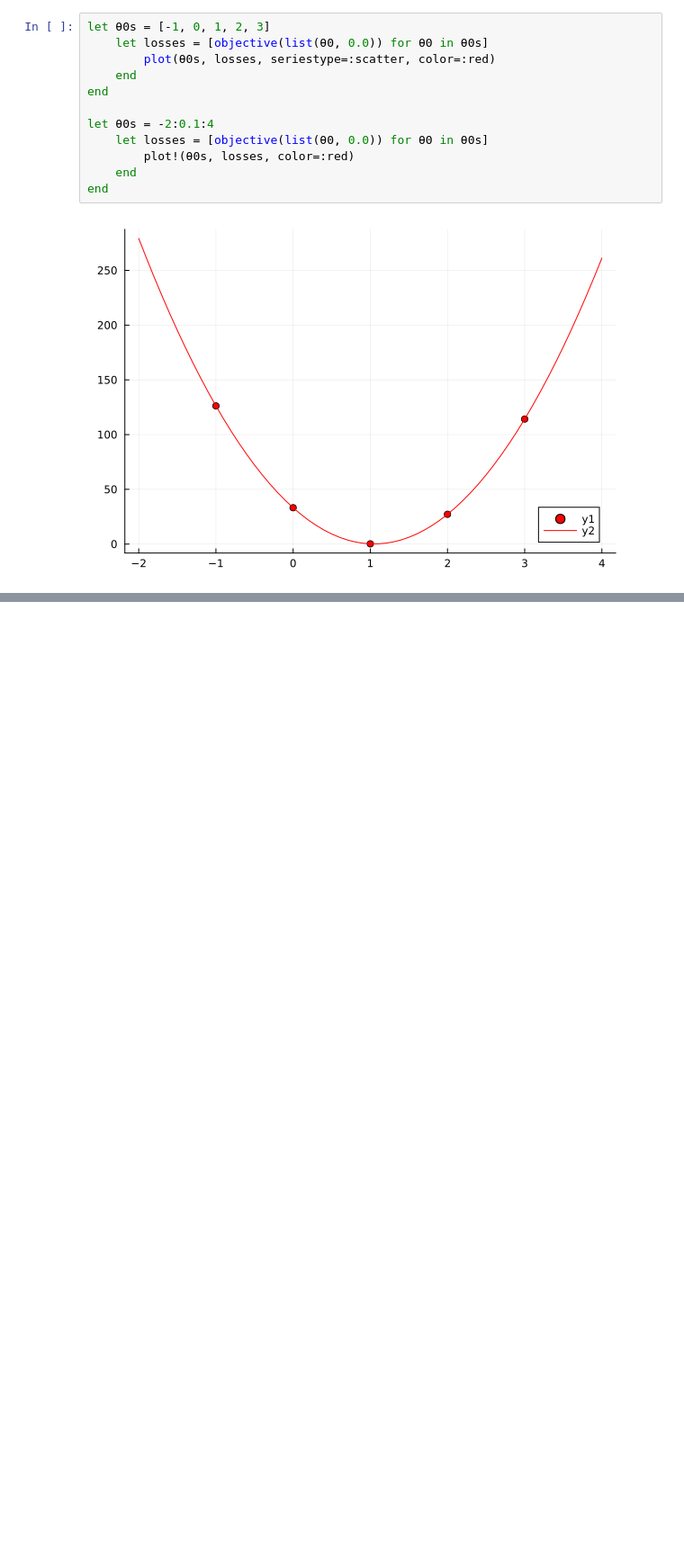
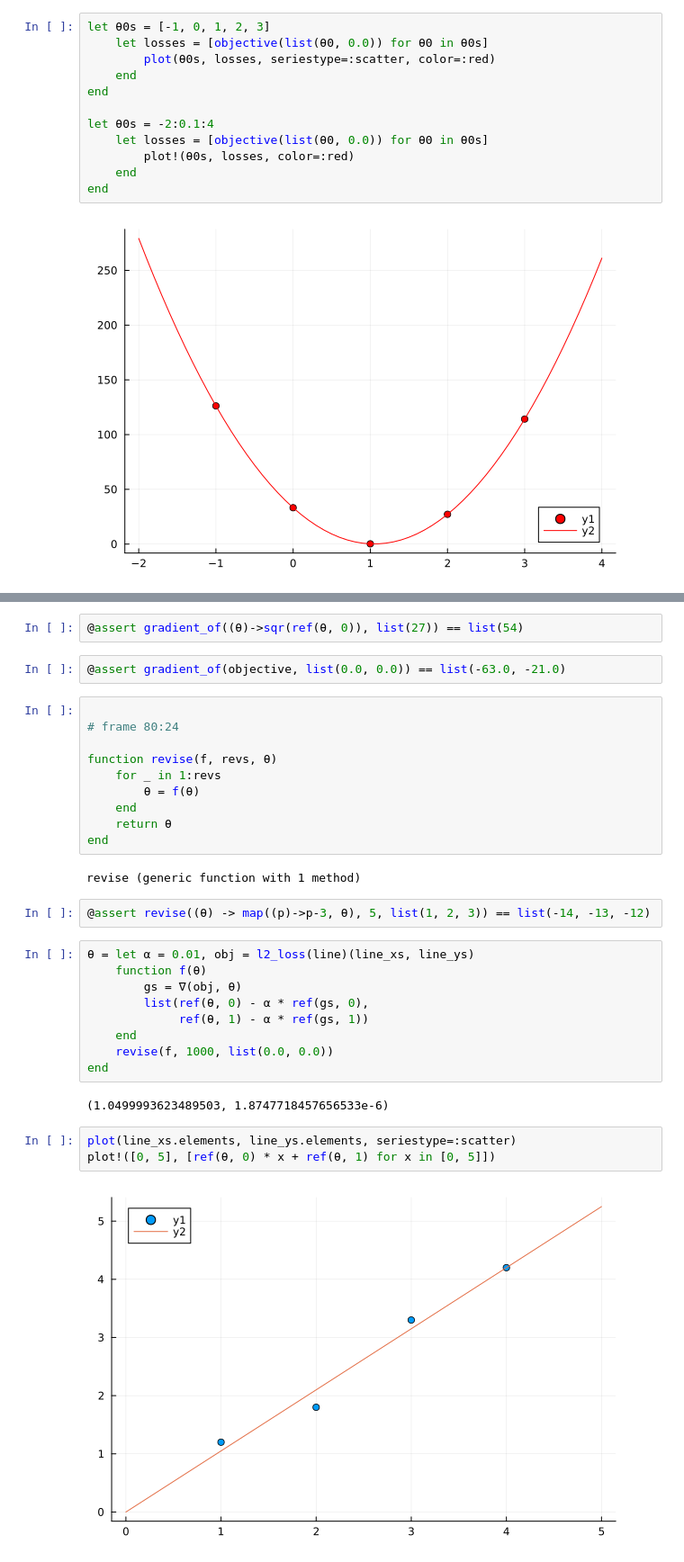
Before and after one commit to mbillingr/the-little-learner, a Jupyter notebook: notebooks/the-little-learner.ipynb, the cells around one changed output, grey strips where cells are left out. Shown at 90% size. Saved outputs shown, nothing was run; the diff lists cells and outputs as text; blank space fills up the shorter version.

```diff
--- a/notebooks/the-little-learner.ipynb
+++ b/notebooks/the-little-learner.ipynb
@@ -171,0 +154,34 @@ map_star((x)->0, tensor([[1,2,3], [1,2,3]]))
+# %%
+@assert gradient_of((θ)->sqr(ref(θ, 0)), list(27)) == list(54)
+# %%
+@assert gradient_of(objective, list(0.0, 0.0)) == list(-63.0, -21.0)
+# %%
+
+# frame 80:24
+
+function revise(f, revs, θ)
+    for _ in 1:revs
+        θ = f(θ)
+    end
+    return θ
+end
+# %% [output]
+revise (generic function with 1 method)
+# %%
+@assert revise((θ) -> map((p)->p-3, θ), 5, list(1, 2, 3)) == list(-14, -13, -12)
+# %%
+θ = let α = 0.01, obj = l2_loss(line)(line_xs, line_ys)
+    function f(θ)
+        gs = ∇(obj, θ)
+        list(ref(θ, 0) - α * ref(gs, 0),
+             ref(θ, 1) - α * ref(gs, 1))
+    end
+    revise(f, 1000, list(0.0, 0.0))
+end
+# %% [output]
+(1.0499993623489503, 1.8747718457656533e-6)
+# %%
+plot(line_xs.elements, line_ys.elements, seriestype=:scatter)
+plot!([0, 5], [ref(θ, 0) * x + ref(θ, 1) for x in [0, 5]])
+# %% [output]
+[figure, added]
```
Also changed, not shown: parts of 5 cells of this notebook, 2 other files.
